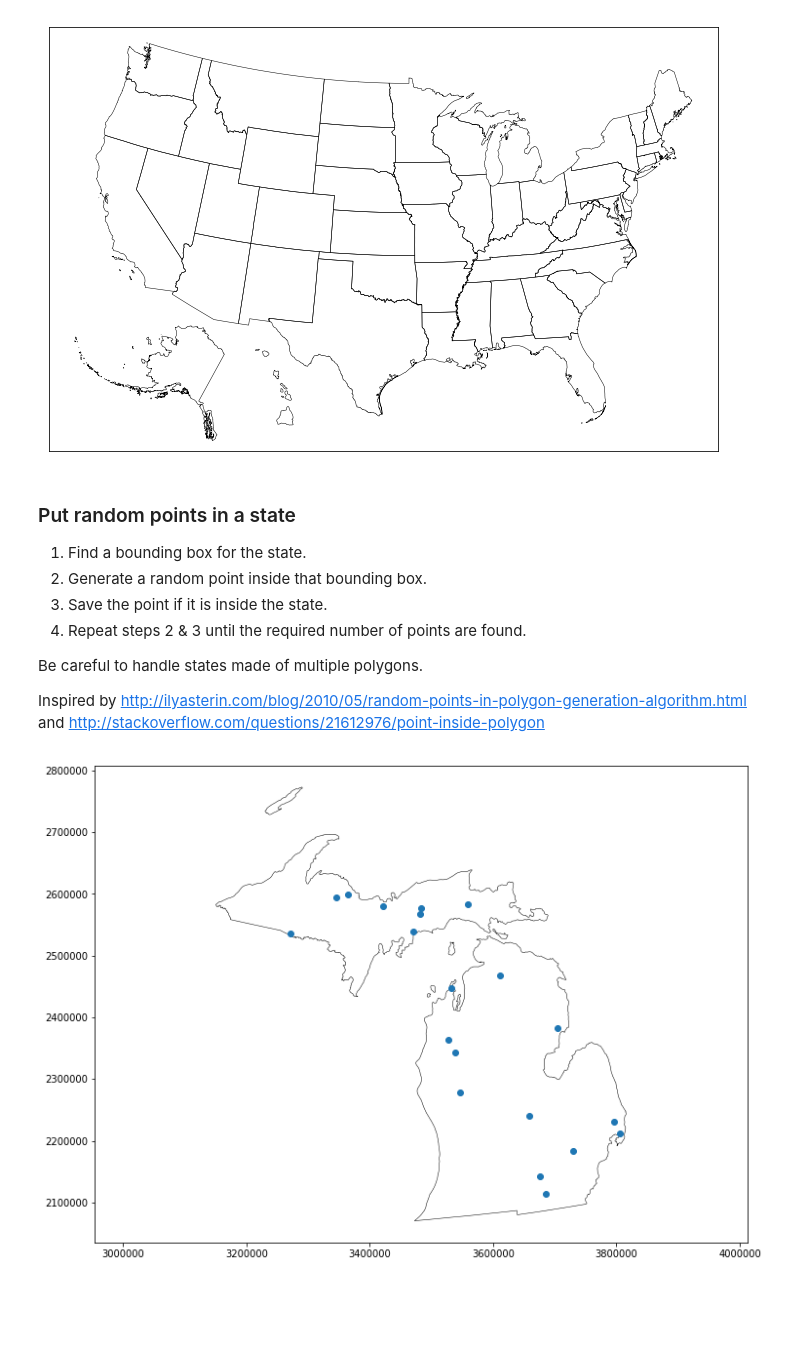
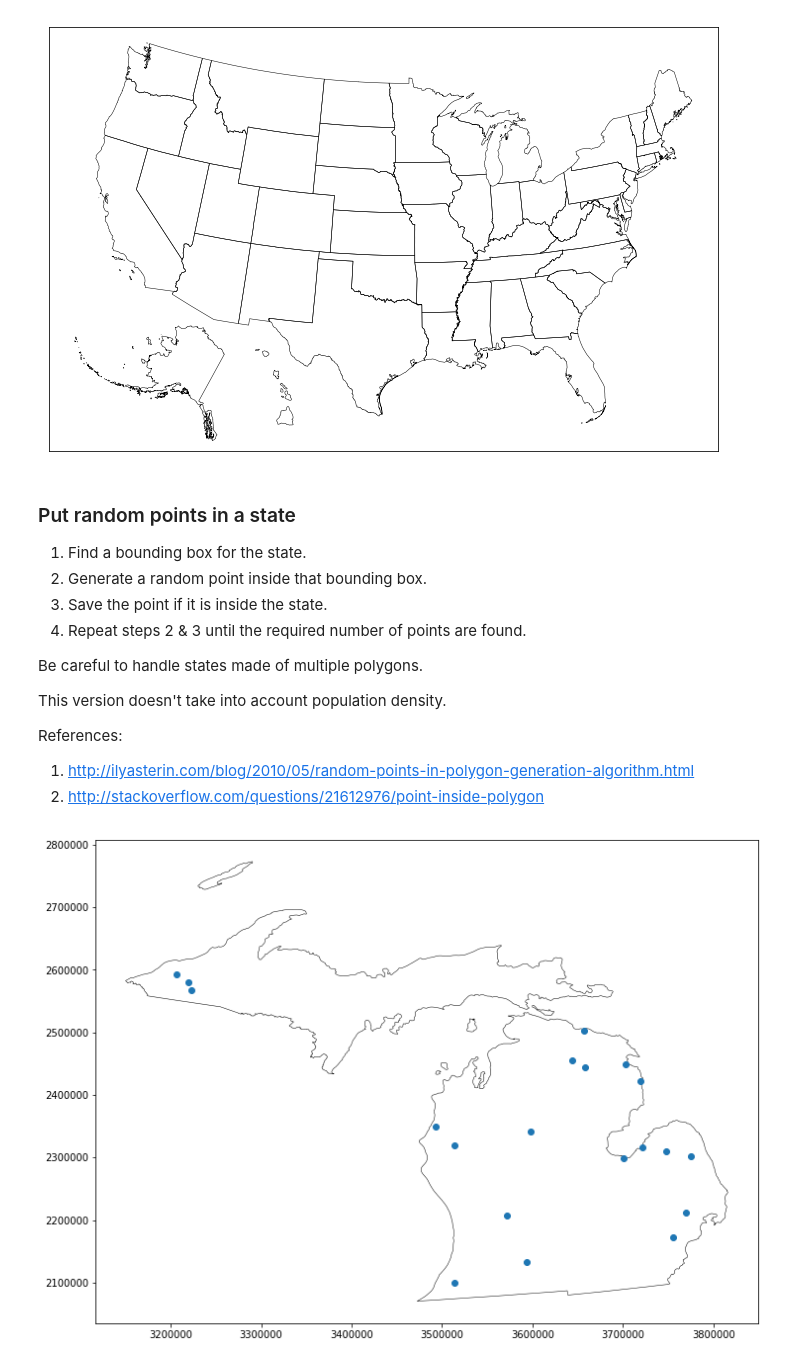
Before and after one commit to valerierose/voronoi_district, a Jupyter notebook: voronoi_district.ipynb, the cells around one changed output. Saved outputs shown, nothing was run; the diff lists cells and outputs as text; code cells hidden in the pictures; blank space fills up the shorter version.

```diff
--- a/voronoi_district.ipynb
+++ b/voronoi_district.ipynb
@@ -78,22 +78,40 @@ plt.show()
 
 Be careful to handle states made of multiple polygons.
 
-Inspired by http://ilyasterin.com/blog/2010/05/random-points-in-polygon-generation-algorithm.html and
-http://stackoverflow.com/questions/21612976/point-inside-polygon
+This version doesn't take into account population density.
+
+References:
+
+1. http://ilyasterin.com/blog/2010/05/random-points-in-polygon-generation-algorithm.html
+2. http://stackoverflow.com/questions/21612976/point-inside-polygon
 # %%
 # Test using Michigan because it has 7 chunks.
 
-# Consolidate the polys and add them to a plot
-state_polys = []
-fig, ax = plt.subplots()
-for shapedict in m.states_info:
-    if shapedict['NAME'] == 'Michigan':
-        poly = np.array(m.states[int(shapedict['SHAPENUM'] - 1)])
-        state_polys.append(poly)
+def get_state(m, name):
+    """ Gather all of one state's polygons in case it has many.
+
+    Args:
+        m (Basemap): The basemap pre-loaded with state info.
+        name: (string): The name of the state.
+
+    Returns:
+        list: list of lists of polys.
+    """
+    state_polys = []
+    for shapedict in m.states_info:
+        if shapedict['NAME'] == name:
+            poly = np.array(m.states[int(shapedict['SHAPENUM'] - 1)])
+            state_polys.append(poly)
+    return state_polys
+
+
+def plot_state(polys, ax):
+    """
+    """
+    for poly in polys:
         state_patch = PolygonPatch(poly, facecolor='white', edgecolor='black', linewidth=.5)
         ax.add_patch(state_patch)
 
-ax.axis('equal')
 
 def state_points(state_polys, num):
     """ Generate a list of random points inside the state. Handle the case of states
@@ -108,31 +126,34 @@ def state_points(state_polys, num):
         is the y coordinates.
     """
     points = [[], []]
 
     while len(points[0]) < num:
 
         # Find bounding box
         state = np.vstack(state_polys)
         swcrnr = (np.min(state[:,0]), np.min(state[:,1]))
         necrnr = (np.max(state[:,0]), np.max(state[:,1]))
         width = necrnr[0] - swcrnr[0]
         height = necrnr[1] - swcrnr[1]
 
         # Generate random point in bounding box
         x = swcrnr[0] + width * np.random.rand()
         y = swcrnr[1] + height * np.random.rand()
 
         # Check if it is inside one of the polys
         pt = Point(x, y)
         polys = [Polygon(p) for p in state_polys]
         if any([poly.contains(pt) for poly in polys]):
             points[0].append(x)
             points[1].append(y)
 
     return points
 
+state_polys = get_state(m, 'Michigan')
 points = state_points(state_polys, 20)
+plot_state(state_polys, plt.gca())
+ax.axis('equal')
 plt.plot(points[0], points[1], 'o')
 plt.show()
 # %% [output]
-[figure, old version]
+[figure, new version]
```
Also changed, not shown: parts of 7 cells of this notebook, 1 other file.
